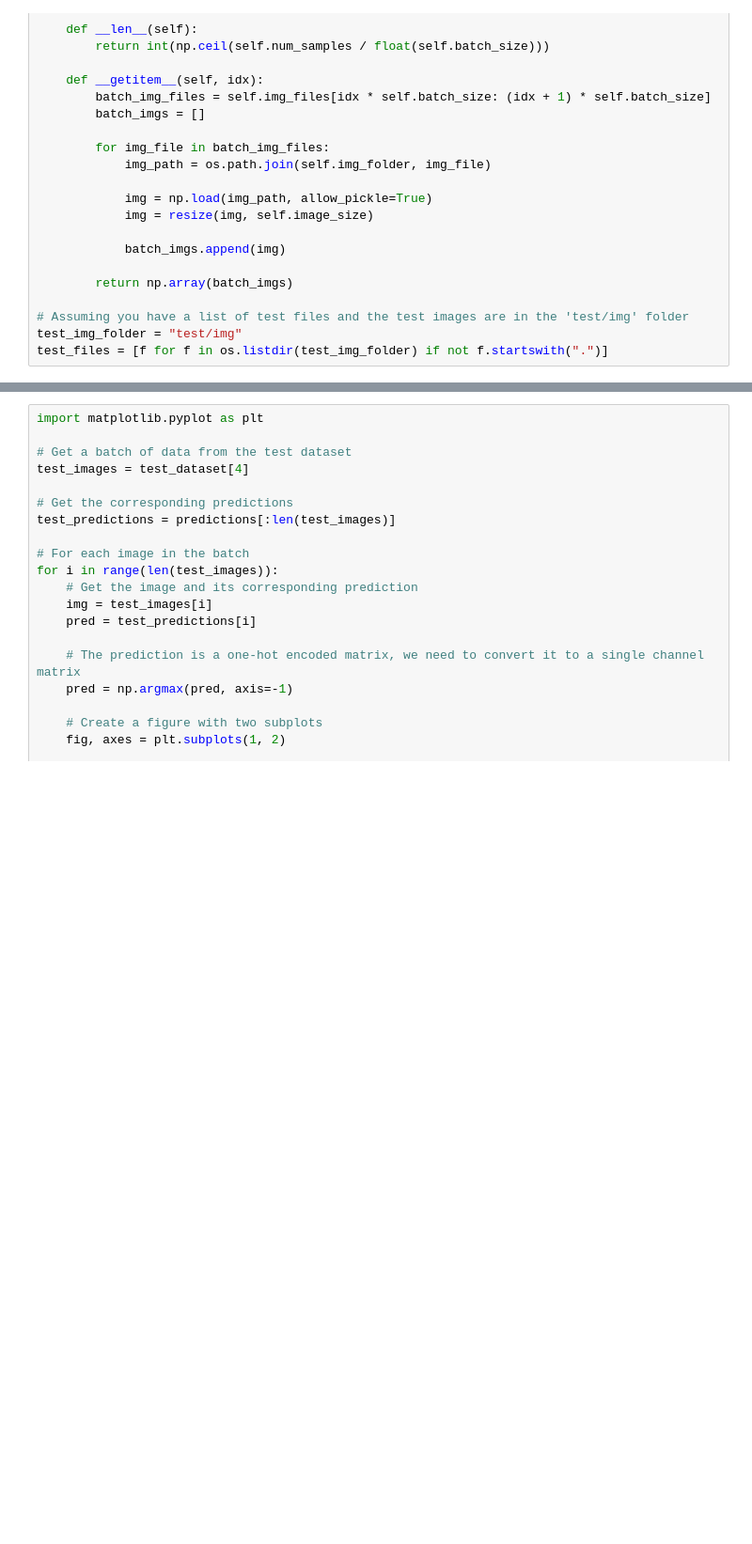
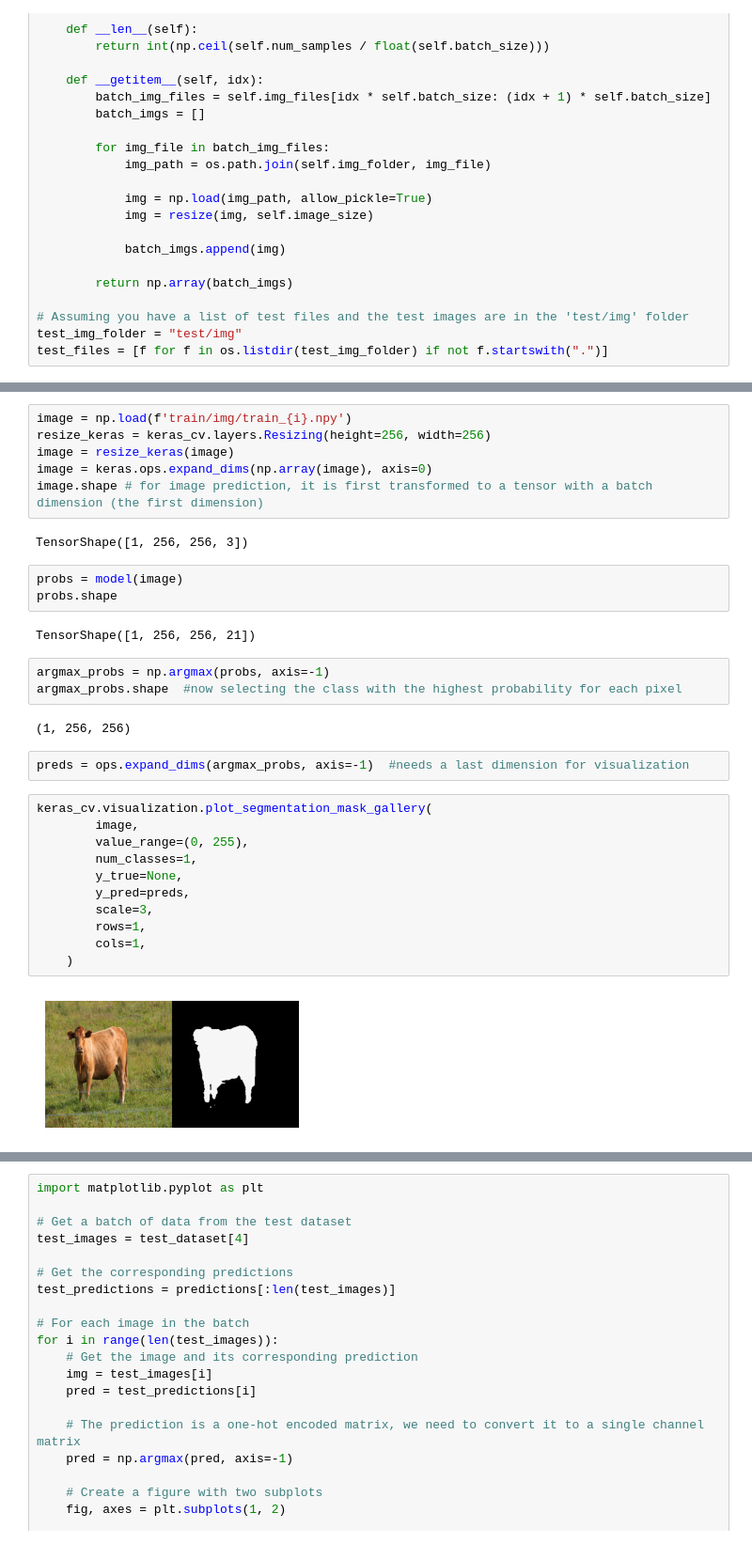
Before and after one commit to xEluaS/Computer_Vision_Group_Assignment_2, a Jupyter notebook: segmentation.ipynb, the cells around one changed output, grey strips where cells are left out. Shown at 94% size. Drawn from its saved outputs; the diff is of its cells as text; blank space fills up the shorter version.

```diff
--- a/segmentation.ipynb
+++ b/segmentation.ipynb
@@ -109,0 +171,33 @@ predictions = Segnet.predict(test_dataset)
+# %%
+image = np.load(f'train/img/train_{i}.npy')
+resize_keras = keras_cv.layers.Resizing(height=256, width=256)
+image = resize_keras(image)
+image = keras.ops.expand_dims(np.array(image), axis=0)
+image.shape # for image prediction, it is first transformed to a tensor with a batch dimension (the first dimension)
+# %% [output]
+TensorShape([1, 256, 256, 3])
+# %%
+probs = model(image)
+probs.shape
+# %% [output]
+TensorShape([1, 256, 256, 21])
+# %%
+argmax_probs = np.argmax(probs, axis=-1)
+argmax_probs.shape  #now selecting the class with the highest probability for each pixel
+# %% [output]
+(1, 256, 256)
+# %%
+preds = ops.expand_dims(argmax_probs, axis=-1)  #needs a last dimension for visualization
+# %%
+keras_cv.visualization.plot_segmentation_mask_gallery(
+        image,
+        value_range=(0, 255),
+        num_classes=1,
+        y_true=None,
+        y_pred=preds,
+        scale=3,
+        rows=1,
+        cols=1,
+    )
+# %% [output]
+[figure, added]
```
Also changed, not shown: parts of 21 cells of this notebook.
